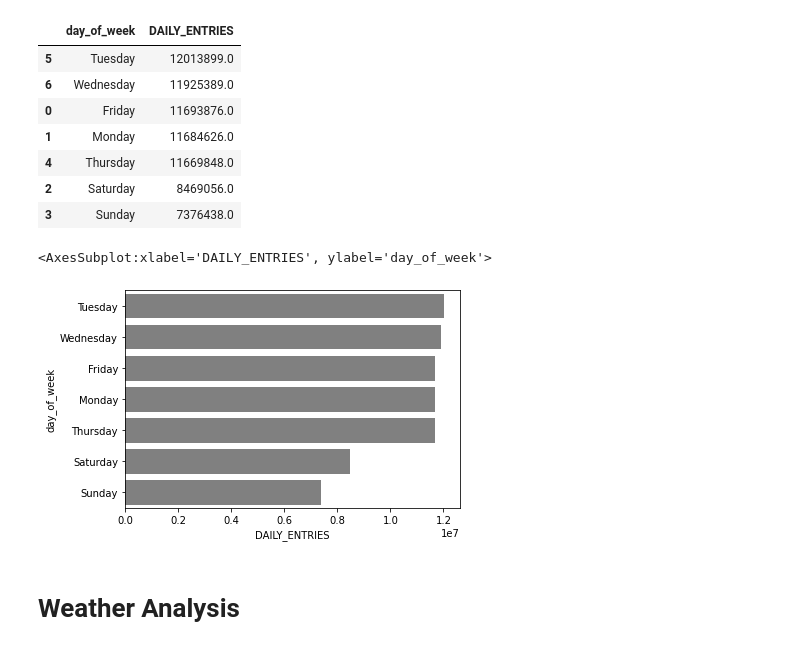
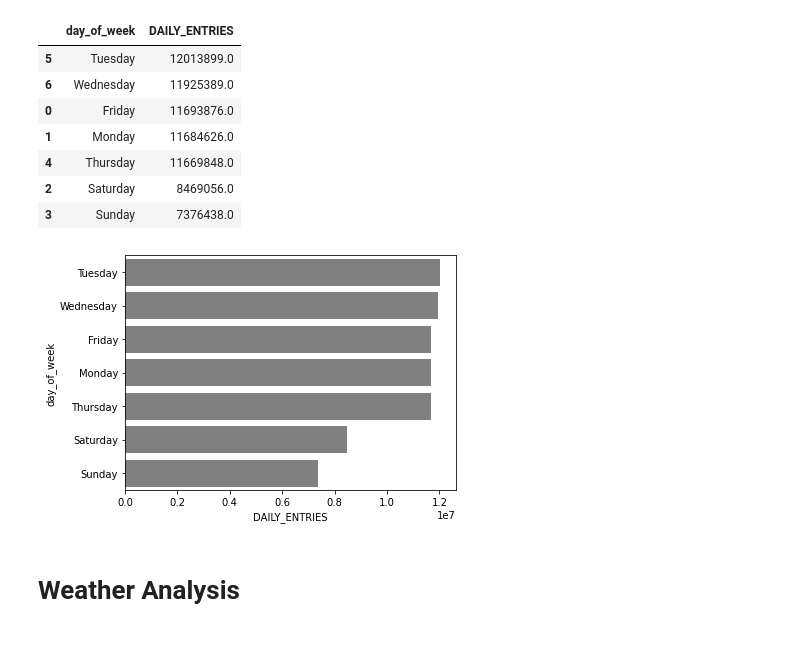
Before and after one commit to andrewdouglassmith1/MTA_Project, a Jupyter notebook: MTA_Analysis.ipynb, the cells around one changed output. Cells and saved outputs as stored; diff of their text form; code cells hidden in the pictures.

```diff
--- a/MTA_Analysis.ipynb
+++ b/MTA_Analysis.ipynb
@@ -653,10 +655,11 @@ totals_top_10_day_of_week.head(10)
 | 2 | Saturday | 8469056.0 |
 | 3 | Sunday | 7376438.0 |
 # %%
-sns.barplot(x = 'DAILY_ENTRIES',y = "day_of_week",data=totals_top_10_day_of_week,color="gray")
+sns.barplot(x = 'DAILY_ENTRIES',y = "day_of_week",data=totals_top_10_day_of_week,color="gray",ci="68")
+plt.tight_layout()
+plt.savefig('day_of_week.png')
 # %% [output]
-<AxesSubplot:xlabel='DAILY_ENTRIES', ylabel='day_of_week'>
-[figure, old version]
+[figure, new version]
 # %% [markdown]
 # Weather Analysis
 # %%
```
Also changed, not shown: parts of 18 cells of this notebook.
